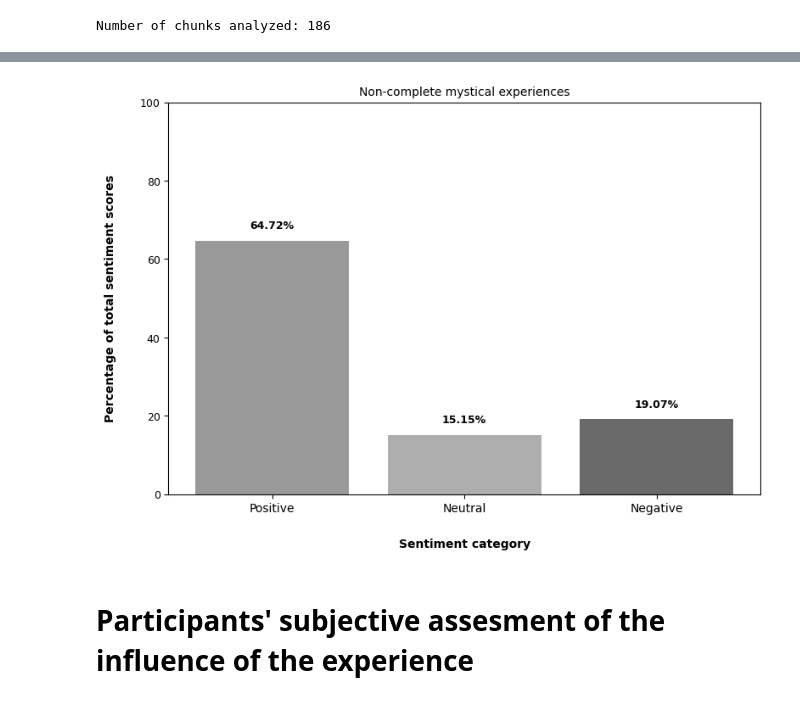
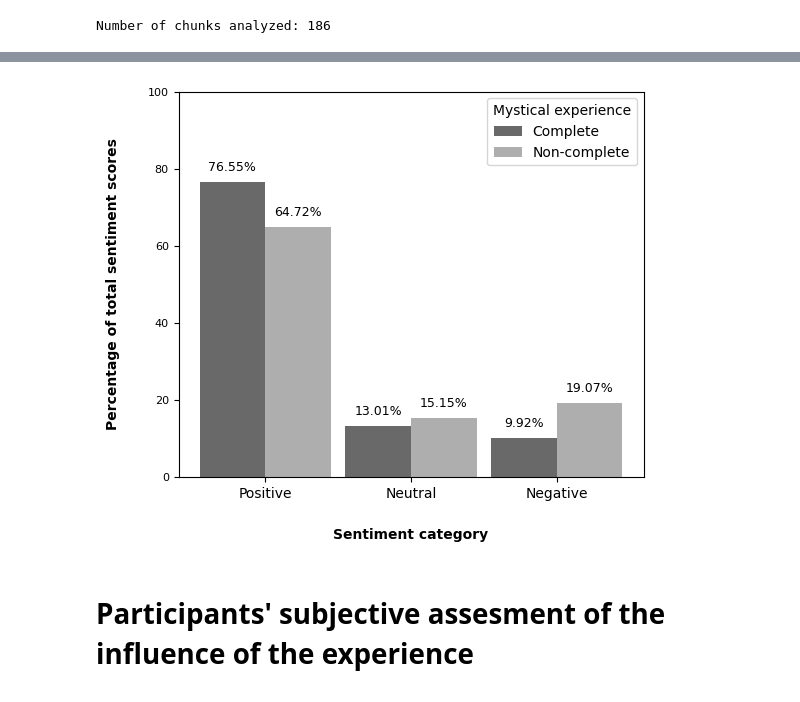
Before and after one commit to michal-owsiak/swps-university-research-part-II, a Jupyter notebook: linguistic_analysis.ipynb, the cells around one changed output, grey strips where cells are left out. Cells and saved outputs as stored; diff of their text form; code cells hidden in the pictures.

```diff
--- a/linguistic_analysis.ipynb
+++ b/linguistic_analysis.ipynb
@@ -461,8 +465,4 @@ for i in range(0, len(descriptions_complete), batch_size):
 
 total_results = len(sentiment_results_complete)
 print(f"\nNumber of chunks analyzed: {total_results}\n")
-
-for idx, result in enumerate(sentiment_results_complete[:10]):
-    print(f"Chunk {idx + 1}: {descriptions_complete[idx]}")
-    print(f"Emotion: {result["label"]}\nScore: {result["score"]:.3f}\n")
 # %% [output]
@@ -713,0 +568,9 @@ Figure 6. Bar plot illustrating the results of emotional sentiment analysis for
+# %%
+emotion_names_complete = [emotion[0].capitalize() for emotion in percentage_data_complete]
+emotion_names_non_complete = [emotion[0].capitalize() for emotion in percentage_data_non_complete]
+
+emotion_scores_complete = [emotion[1] for emotion in emotion_data_complete]
+emotion_scores_non_complete = [emotion[1] for emotion in emotion_data_non_complete]
+
+percentage_labels_complete = [emotion[1] for emotion in percentage_data_complete]
+percentage_labels_non_complete = [emotion[1] for emotion in percentage_data_non_complete]
@@ -713,0 +739,7 @@ Figure 6. Bar plot illustrating the results of emotional sentiment analysis for
+# %%
+categories = ["Positive", "Neutral", "Negative"]
+scores_complete = [positive_score_complete, neutral_score_complete, negative_score_complete]
+scores_non_complete = [positive_score_non_complete, neutral_score_non_complete, negative_score_non_complete]
+
+scores_complete_dict = dict(zip(categories, scores_complete))
+scores_non_complete_dict = dict(zip(categories, scores_non_complete))
@@ -714,48 +777,41 @@ Figure 6. Bar plot illustrating the results of emotional sentiment analysis for
 # %%
-percentage_tuples_non_complete = [(emotion, round(score, 3)) for emotion, score in percentage_data_non_complete]
+plt.figure(figsize=(6, 5))
 
-positive_score = sum(
-    score for emotion, score in percentage_data_non_complete
-    if emotion in positive_emotions
-)
-neutral_score = sum(
-    score for emotion, score in percentage_data_non_complete
-    if emotion in neutral_emotions
-)
-negative_score = sum(
-    score for emotion, score in percentage_data_non_complete
-    if emotion in negative_emotions
-)
+bar_width = 0.45
+index = np.arange(len(categories))
+bars_complete = plt.bar(index - bar_width / 2, scores_complete, bar_width, label="Complete", color="#696969")
+bars_non_complete = plt.bar(index + bar_width / 2, scores_non_complete, bar_width, label="Non-complete", color="#AEAEAE")
 
-categories = ["Positive", "Neutral", "Negative"]
-scores = [positive_score, neutral_score, negative_score]
+def add_labels(bars):
+    for bar in bars:
+        height = bar.get_height()
+        plt.text(
+            bar.get_x() + bar.get_width() / 2,
+            height + 3,
+            f"{height:.2f}%",
+            ha="center",
+            fontsize=9,
+        )
 
-plt.figure(figsize=(9, 6))
-bars = plt.bar(categories, scores, color=["#999999", "#AEAEAE", "#696969"])
-for bar in bars:
-    height = bar.get_height()
-    plt.text(
-        bar.get_x() + bar.get_width() / 2,
-        height + 3,
-        f"{height:.2f}%",
-        ha="center",
-        fontsize=9,
-        fontweight="bold",
-    )
-plt.title("Non-complete mystical experiences", fontsize=10)
+add_labels(bars_complete)
+add_labels(bars_non_complete)
+
 plt.xlabel("Sentiment category", fontweight="bold", fontsize=10, labelpad=20)
 plt.ylabel("Percentage of total sentiment scores", fontweight="bold", fontsize=10, labelpad=20)
-plt.yticks(fontsize=9)
-plt.xticks(fontsize=10)
+plt.xticks(index, categories, fontsize=10)
+plt.yticks(fontsize=8)
+plt.legend(title="Mystical experience")
 plt.ylim(0, 100)
 
-figure7_html = """
+figure5_html = """
 <p style="font-size: 14px">
-    <strong>Figure 7.</strong> Bar plot showing the proportions of positive, negative, and neutral sentiments
-    in descriptions provided by participants who experienced a non-complete mystical experience (<i>N</i> = 186).
+    <strong>Figure 5.</strong> Bar plot comparing the proportions of positive, negative, and neutral sentiments
+    between participants who experienced a complete mystical experience (<i>N</i> = 152) and those who did not (<i>N</i> = 186).
+    Fisher's exact test was used to assess statistical significance, and no differences between the groups were found to be significant,
+    although statistical trends were observed for positive and negative sentiment with <i>p</i>-values of 0.085 and 0.065, respectively.
 </p>
 """
-display(HTML(figure7_html))
+display(HTML(figure5_html))
 
 plt.show()
 # %% [output]
@@ -763,4 +819,4 @@ Figure 7. Bar plot showing the proportions of positive, negative, and neutral se
-[figure, old version]
+[figure, new version]
 # %% [markdown]
 # **Participants' subjective assesment of the influence of the experience**
 # %%
```
Also changed, not shown: parts of 27 cells of this notebook.
